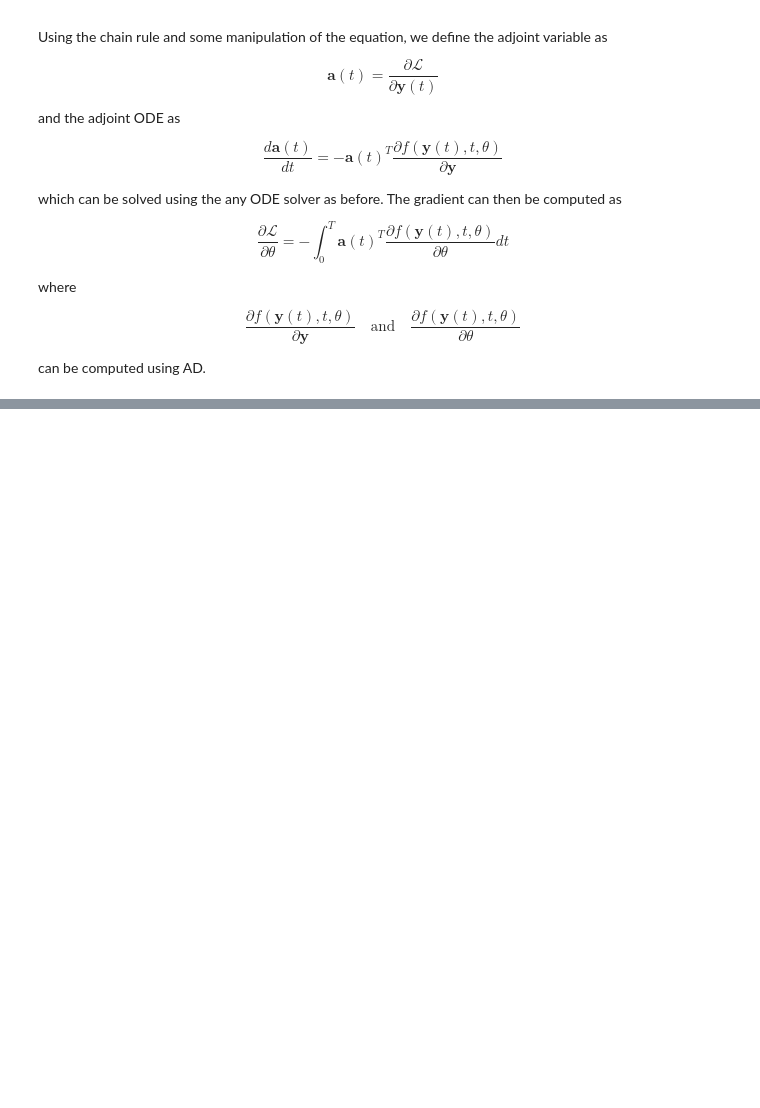
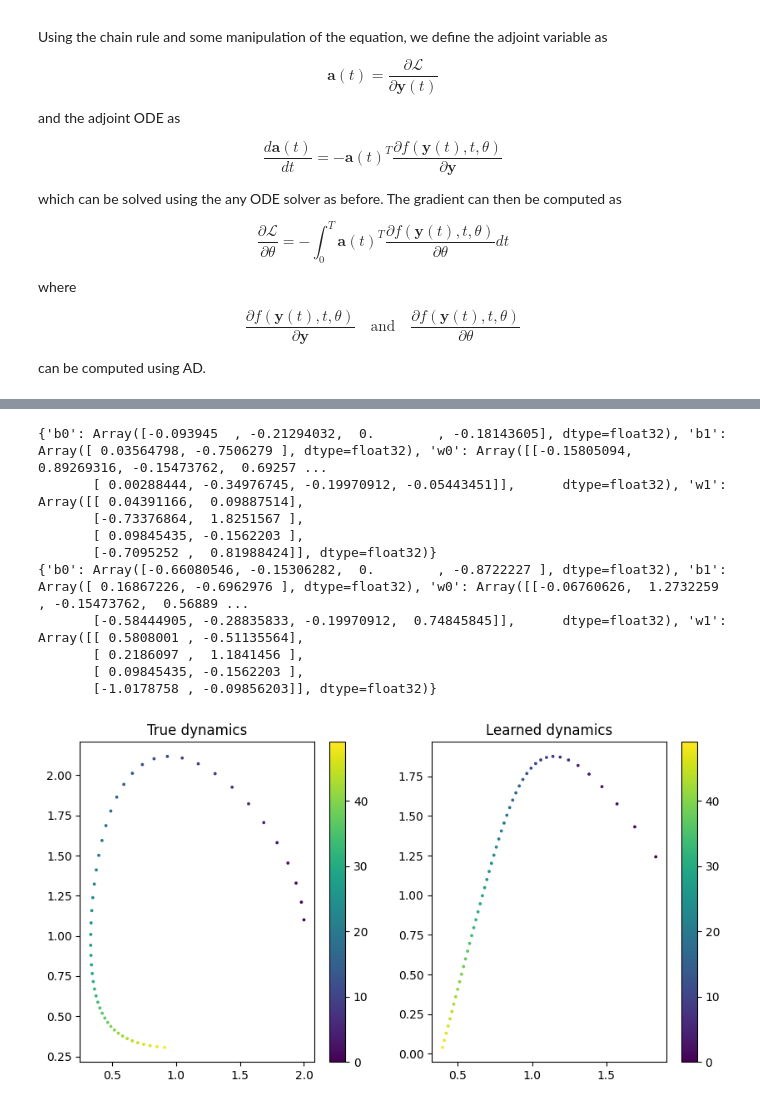
Before and after one commit to andrinr/jax-neural-ode, a Jupyter notebook: tutorial.ipynb, the cells around one changed output, grey strips where cells are left out. Saved outputs shown, nothing was run; the diff lists cells and outputs as text; code cells hidden in the pictures; blank space fills up the shorter version.

```diff
--- a/tutorial.ipynb
+++ b/tutorial.ipynb
@@ -319,0 +360,33 @@ KeyboardInterrupt:
+# %%
+n = 50
+
+print(theta_1)
+print(theta)
+
+y_predict = solve_predict(theta_1, y_0, dt, n)
+y_truth = solve_truth(y_truth_0, dt, n)
+
+# side by side comparison of the true dynamics and the learned dynamics
+plt.figure(figsize=(10, 5))
+plt.subplot(1, 2, 1)
+plt.title("True dynamics")
+plt.scatter(y_truth[:, 0], y_truth[:, 1], c=jnp.arange(n), s=3)
+plt.colorbar()
+
+plt.subplot(1, 2, 2)
+plt.title("Learned dynamics")
+plt.scatter(y_predict[:, 0], y_predict[:, 1], c=jnp.arange(n), s=3)
+plt.colorbar()
+plt.show()
+# %% [output]
+{'b0': Array([-0.093945  , -0.21294032,  0.        , -0.18143605], dtype=float32), 'b1': Array([ 0.03564798, -0.7506279 ], dtype=float32), 'w0': Array([[-0.15805094,  0.89269316, -0.15473762,  0.69257 ...
+       [ 0.00288444, -0.34976745, -0.19970912, -0.05443451]],      dtype=float32), 'w1': Array([[ 0.04391166,  0.09887514],
+       [-0.73376864,  1.8251567 ],
+       [ 0.09845435, -0.1562203 ],
+       [-0.7095252 ,  0.81988424]], dtype=float32)}
+{'b0': Array([-0.66080546, -0.15306282,  0.        , -0.8722227 ], dtype=float32), 'b1': Array([ 0.16867226, -0.6962976 ], dtype=float32), 'w0': Array([[-0.06760626,  1.2732259 , -0.15473762,  0.56889 ...
+       [-0.58444905, -0.28835833, -0.19970912,  0.74845845]],      dtype=float32), 'w1': Array([[ 0.5808001 , -0.51135564],
+       [ 0.2186097 ,  1.1841456 ],
+       [ 0.09845435, -0.1562203 ],
+       [-1.0178758 , -0.09856203]], dtype=float32)}
+[figure, added]
```
Also changed, not shown: parts of 6 cells of this notebook.
